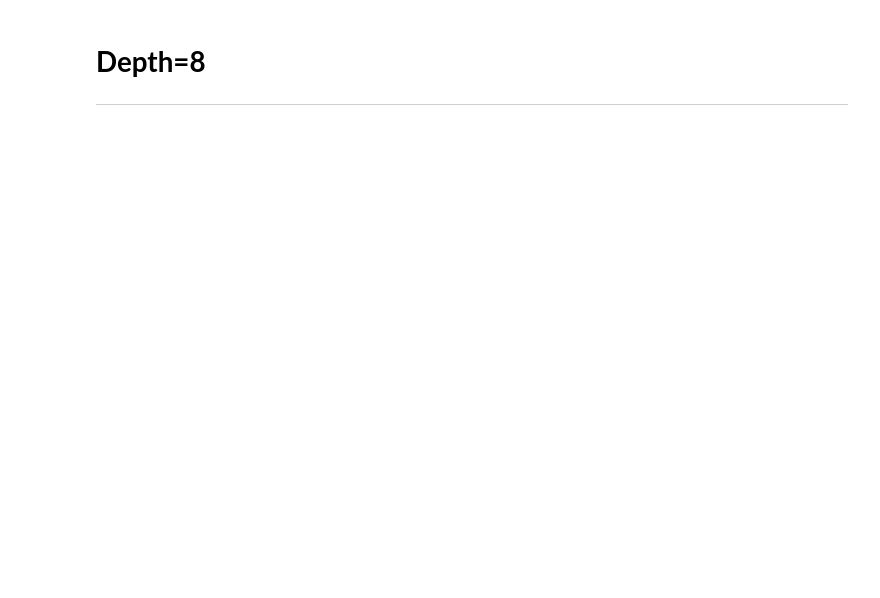
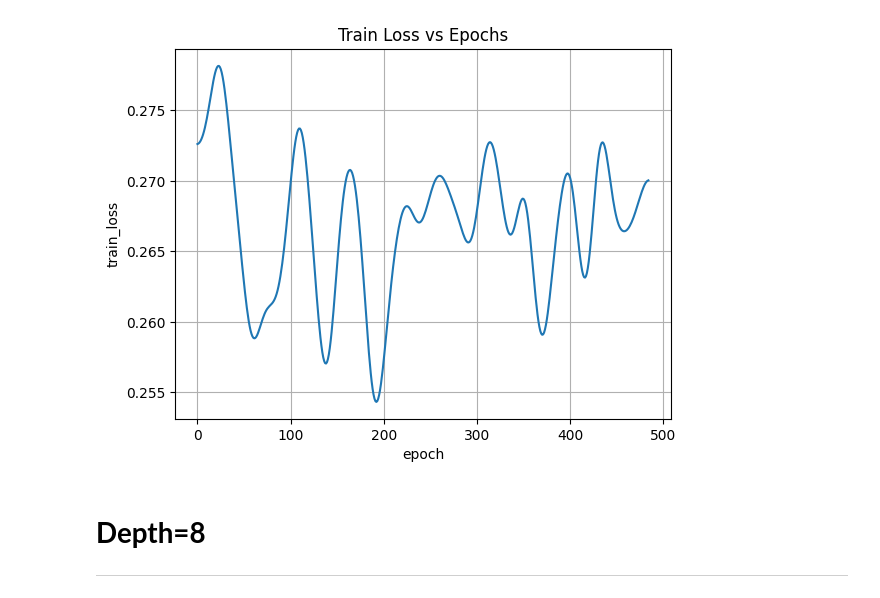
Before and after one commit to UNITES-Lab/sparse-cafm, a Jupyter notebook: eval/_figures.ipynb, the cells around one changed output. Drawn from its saved outputs; the diff is of its cells as text; code cells hidden in the pictures; blank space fills up the shorter version.

Commit message:
eureka?: swinir->unet ofs ds

```diff
--- a/eval/_figures.ipynb
+++ b/eval/_figures.ipynb
@@ -7,0 +11,4 @@ MAX_STEPS = 25000
+# %%
+fp = "/playpen/mufan/levi/tianlong-chen-lab/material-super-resolution/__exps__/y-task-formulations/p(y | y_sparse)/6a. train-runs/2025-02-02_15-40-53_unet(swinir(y_sparse), y_sparse)+L1.out_LR=1e-3/results.csv"
+df = pd.read_csv(fp)
+df.head()
@@ -8,3 +22,20 @@ MAX_STEPS = 25000
+# %%
+SIGMA = 10
+
+_df = df[df["global_train_step"].notna()]
+train_steps = _df["global_train_step"]
+train_losses= _df["train_loss"]
+train_losses = gaussian_filter1d(train_losses, sigma=SIGMA)
+
+# plt.plot(train_steps, train_losses)
+plt.plot(train_steps, train_losses)
+plt.xlabel("epoch")
+plt.ylabel("train_loss")
+plt.title("Train Loss vs Epochs")
+plt.grid()
+plt.show()
+# %% [output]
+[figure, added]
 # %% [markdown]
 # **Depth=8**
 ***
```
Also changed, not shown: parts of 11 cells of this notebook, 12 other files.
